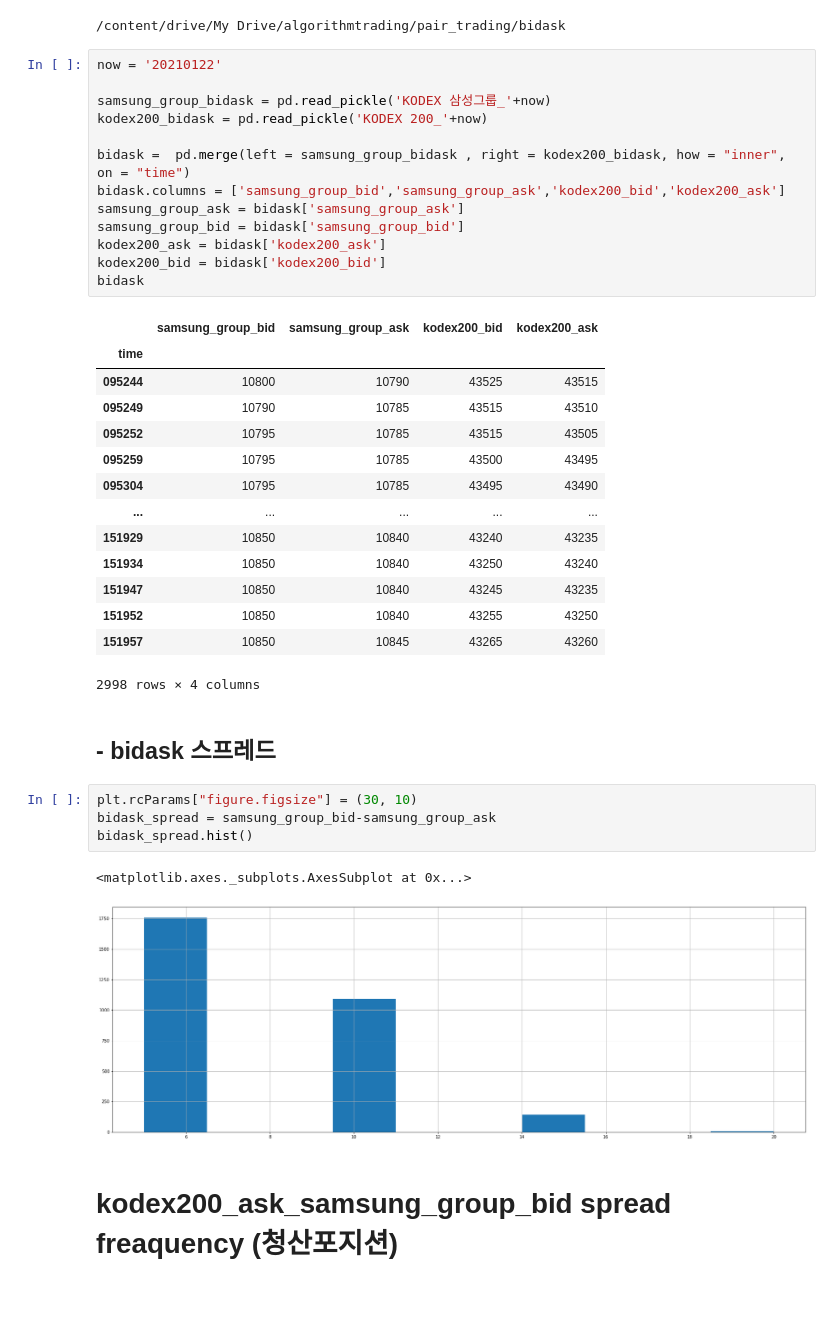
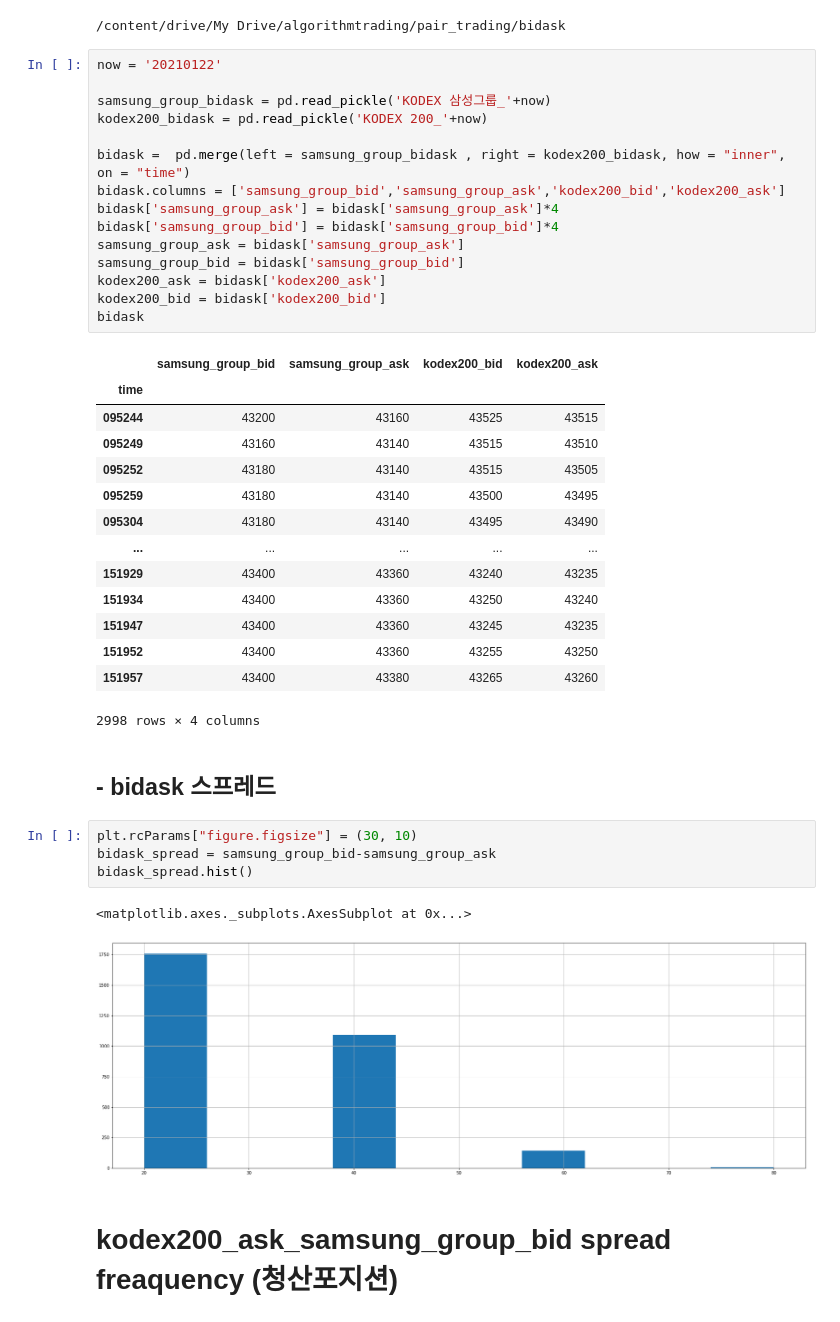
Before and after one commit to hyungchanchoi/AlgorithmTrading_pykiwoom, a Jupyter notebook: analysis/kodex200_samsung_group_analy.ipynb, the cells around one changed output. Saved outputs shown, nothing was run; the diff lists cells and outputs as text.

```diff
--- a/analysis/kodex200_samsung_group_analy.ipynb
+++ b/analysis/kodex200_samsung_group_analy.ipynb
@@ -128,30 +128,32 @@ cd bidask
 # %%
 now = '20210122'
 
 samsung_group_bidask = pd.read_pickle('KODEX 삼성그룹_'+now)
 kodex200_bidask = pd.read_pickle('KODEX 200_'+now)
 
 bidask =  pd.merge(left = samsung_group_bidask , right = kodex200_bidask, how = "inner", on = "time")
 bidask.columns = ['samsung_group_bid','samsung_group_ask','kodex200_bid','kodex200_ask']
+bidask['samsung_group_ask'] = bidask['samsung_group_ask']*4
+bidask['samsung_group_bid'] = bidask['samsung_group_bid']*4
 samsung_group_ask = bidask['samsung_group_ask']
 samsung_group_bid = bidask['samsung_group_bid']
 kodex200_ask = bidask['kodex200_ask']
 kodex200_bid = bidask['kodex200_bid']
 bidask
 # %% [output]
 |  | samsung_group_bid | samsung_group_ask | kodex200_bid | kodex200_ask |
 | time |  |  |  |  |
-| 095244 | 10800 | 10790 | 43525 | 43515 |
-| 095249 | 10790 | 10785 | 43515 | 43510 |
-| 095252 | 10795 | 10785 | 43515 | 43505 |
-| 095259 | 10795 | 10785 | 43500 | 43495 |
-| 095304 | 10795 | 10785 | 43495 | 43490 |
+| 095244 | 43200 | 43160 | 43525 | 43515 |
+| 095249 | 43160 | 43140 | 43515 | 43510 |
+| 095252 | 43180 | 43140 | 43515 | 43505 |
+| 095259 | 43180 | 43140 | 43500 | 43495 |
+| 095304 | 43180 | 43140 | 43495 | 43490 |
 | ... | ... | ... | ... | ... |
-| 151929 | 10850 | 10840 | 43240 | 43235 |
-| 151934 | 10850 | 10840 | 43250 | 43240 |
-| 151947 | 10850 | 10840 | 43245 | 43235 |
-| 151952 | 10850 | 10840 | 43255 | 43250 |
-| 151957 | 10850 | 10845 | 43265 | 43260 |
+| 151929 | 43400 | 43360 | 43240 | 43235 |
+| 151934 | 43400 | 43360 | 43250 | 43240 |
+| 151947 | 43400 | 43360 | 43245 | 43235 |
+| 151952 | 43400 | 43360 | 43255 | 43250 |
+| 151957 | 43400 | 43380 | 43265 | 43260 |
 2998 rows × 4 columns
 # %% [markdown]
 ## - bidask 스프레드
@@ -161,7 +163,7 @@ bidask_spread = samsung_group_bid-samsung_group_ask
 bidask_spread.hist()
 # %% [output]
 <matplotlib.axes._subplots.AxesSubplot at 0x...>
-[figure, old version]
+[figure, new version]
 # %% [markdown]
 # kodex200_ask_samsung_group_bid spread freaquency    (청산포지션)
 # %%
```
Also changed, not shown: parts of 4 cells of this notebook.
